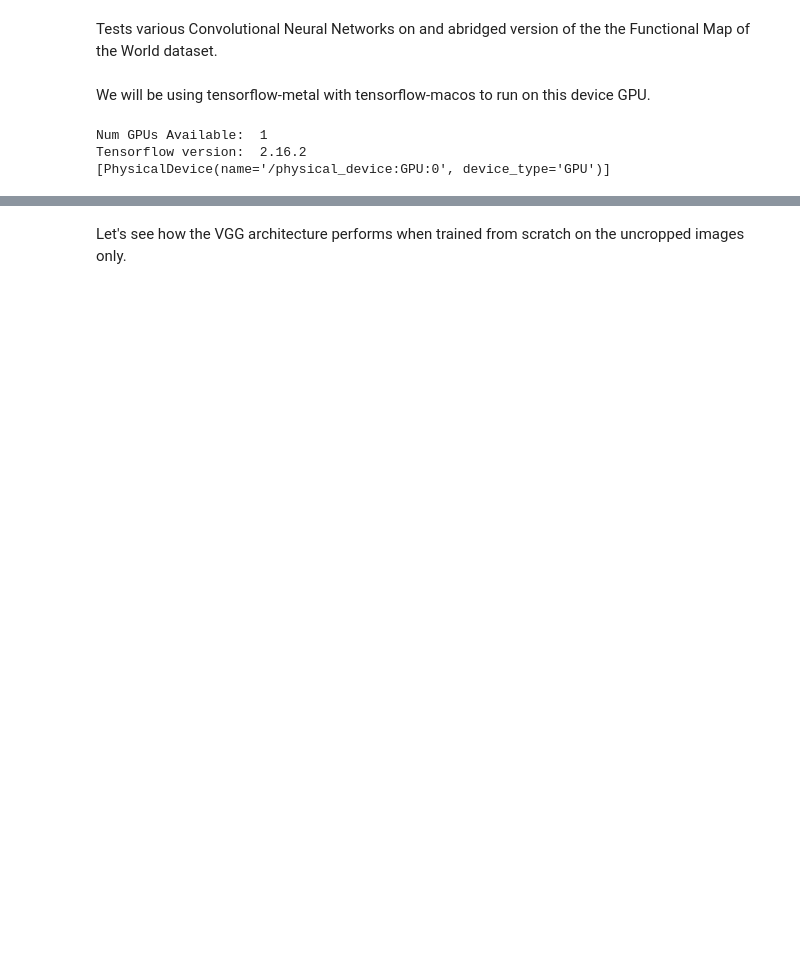
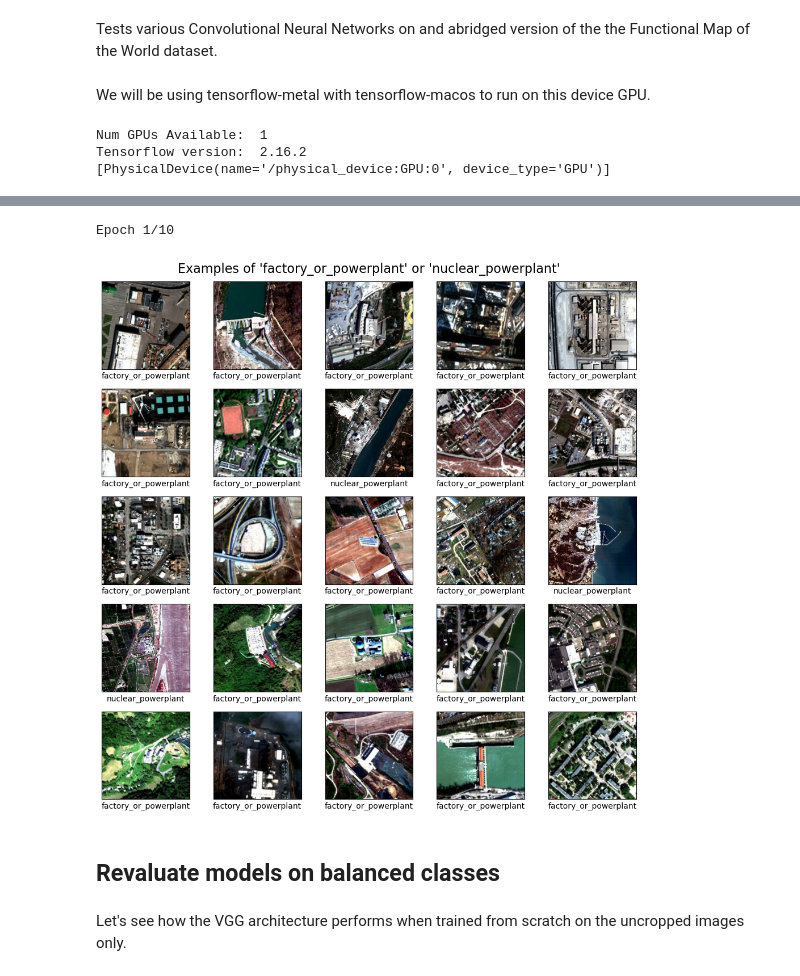
Before and after one commit to madelynsilveira/SatelliteClassificationCNNs, a Jupyter notebook: Average_classes.ipynb, the cells around one changed output, grey strips where cells are left out. Saved outputs shown, nothing was run; the diff lists cells and outputs as text; code cells hidden in the pictures; blank space fills up the shorter version.

```diff
--- a/Average_classes.ipynb
+++ b/Average_classes.ipynb
@@ -81,0 +109,10 @@ Found 40012 files belonging to 10 classes.
+# %%
+# Extract labels from dataset
+y_train = []
+for _, labels in cropped_train_ds.unbatch():
+    y_train.append(int(labels.numpy()))
+y_train = np.array(y_train)
+
+# Compute class weights
+class_weights = compute_class_weight(class_weight='balanced', classes=np.unique(y_train), y=y_train)
+class_weights = dict(enumerate(class_weights))
@@ -82,2 +206,37 @@ Found 40012 files belonging to 10 classes.
+# %%
+from tensorflow.keras.applications import ResNet50
+resnet50_model, resnet50_history = build_and_train_model(ResNet50,
+                                    "class_weights/resnet50",
+                                    cropped_train_ds, cropped_val_ds)
+# %% [output]
+Epoch 1/10
+# %%
+class_names = cropped_train_ds.class_names
+factory_idx = class_names.index("factory_or_powerplant")
+nuclear_idx = class_names.index("nuclear_powerplant")
+
+plt.figure(figsize=(10, 10))
+plotted = 0
+for images, labels in cropped_train_ds:
+    for i in range(len(labels)):
+        if labels[i] == factory_idx or labels[i] == nuclear_idx:
+            plt.subplot(5, 5, plotted + 1)
+            plt.xticks([])
+            plt.yticks([])
+            plt.grid(False)
+            plt.imshow(images[i].numpy().astype("uint8"))
+            plt.xlabel(class_names[labels[i]])
+            plotted += 1
+            if plotted == 25:
+                break
+    if plotted == 25:
+        break
+plt.suptitle("Examples of 'factory_or_powerplant' or 'nuclear_powerplant'", fontsize=16)
+plt.tight_layout()
+plt.show()
+# %% [output]
+[figure, added]
+# %% [markdown]
+## Revaluate models on balanced classes
 # %% [markdown]
 Let's see how the VGG architecture performs when trained from scratch on the uncropped images only.
```
Also changed, not shown: parts of 13 cells of this notebook.
